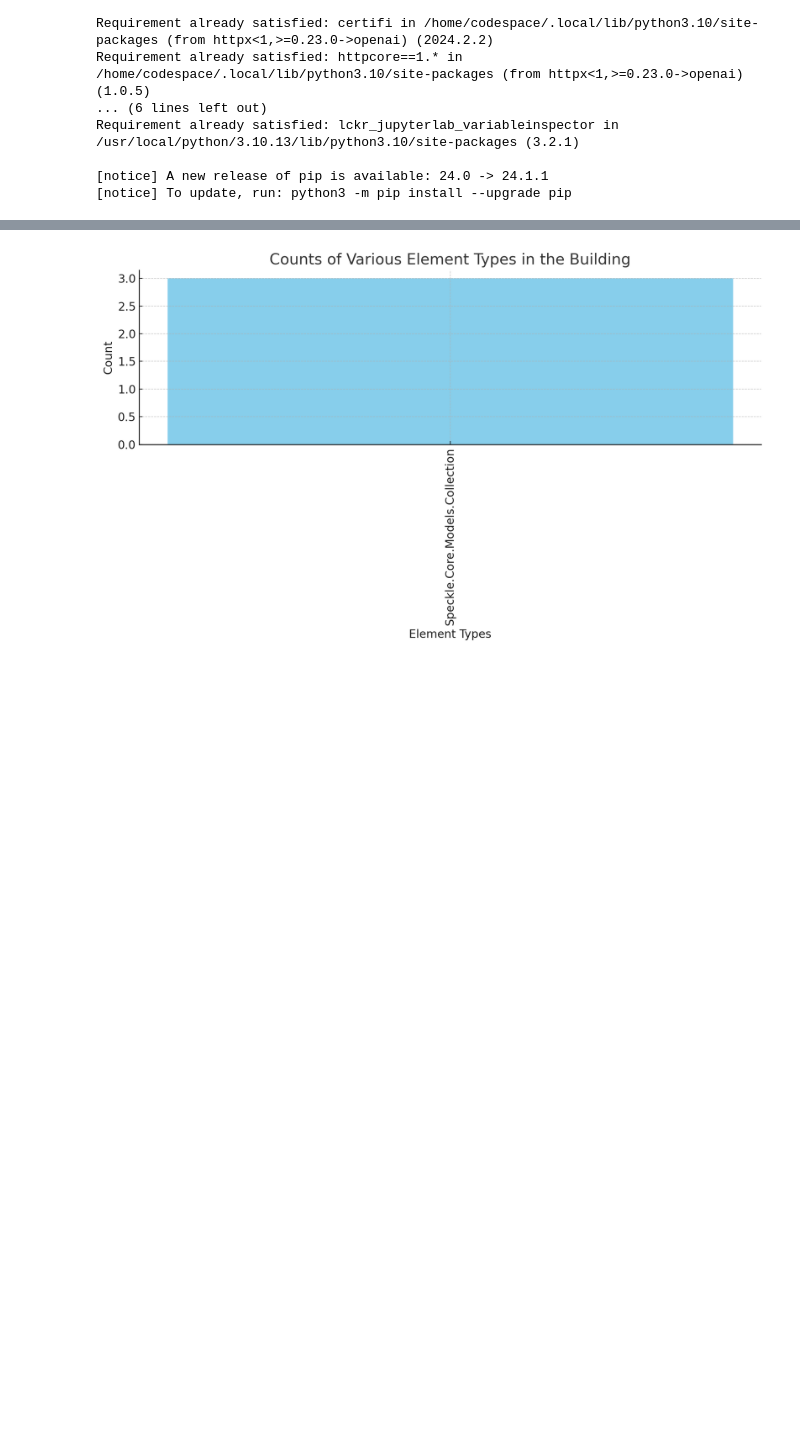
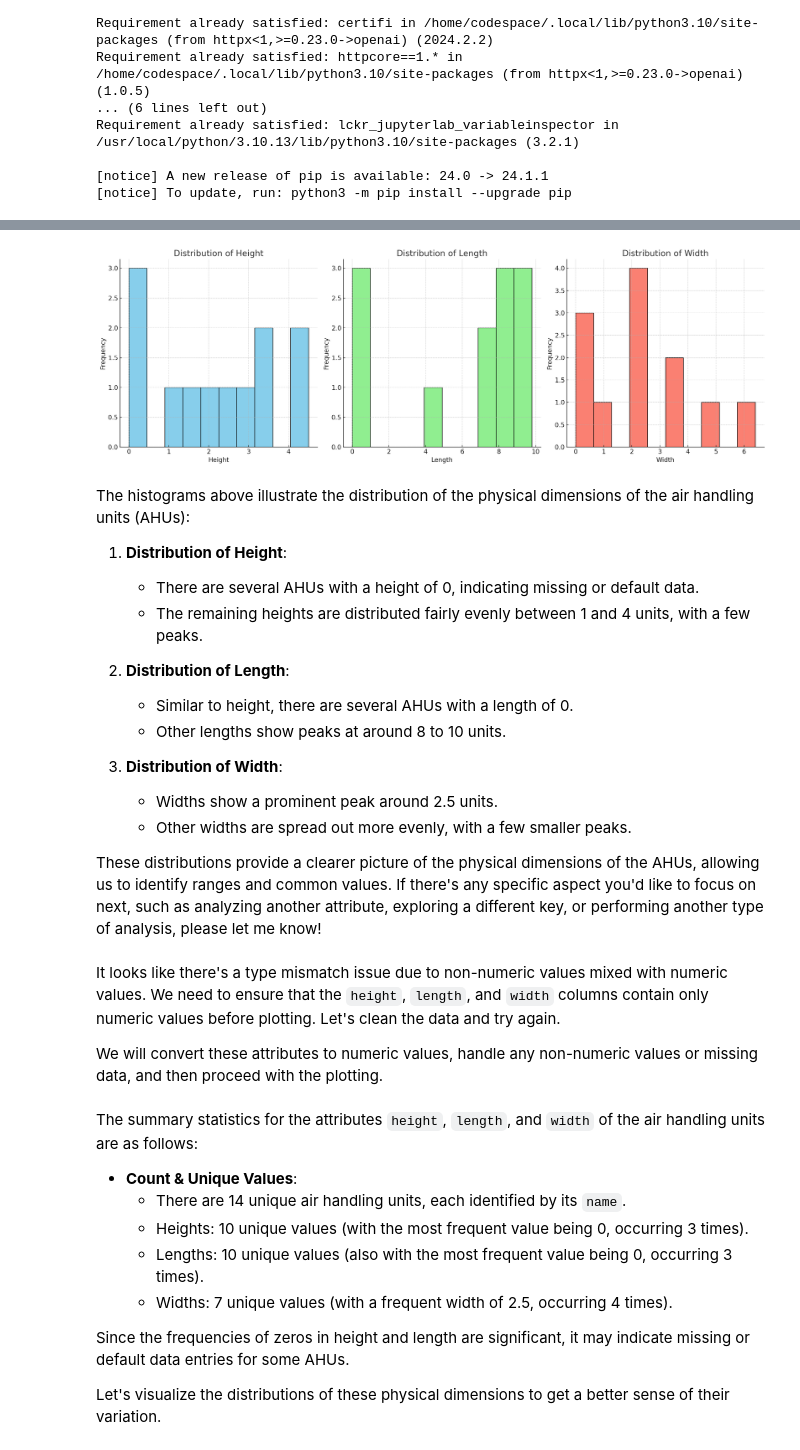
Before and after one commit to Knuttatutta/aec-data-explorer, a Jupyter notebook: talk_to_your_model.ipynb, the cells around one changed output, grey strips where cells are left out. Saved outputs shown, nothing was run; the diff lists cells and outputs as text; code cells hidden in the pictures; blank space fills up the shorter version.

Commit message:
Add some test files, data processing for Speckle, improve notebook

```diff
--- a/talk_to_your_model.ipynb
+++ b/talk_to_your_model.ipynb
@@ -54,7 +90,7 @@ thread = client.beta.threads.create(
   messages=[
     {
       "role": "user",
-      "content": "Here's a model with some data as a Speckle json.",
+      "content": file_description,
       "attachments": [
         {
           "file_id": file.id,
@@ -195,3 +326,51 @@ Here's a model with some data as a Speckle json.
 # %%
+messages = client.beta.threads.messages.list(thread_id=thread.id)
+file_ids = []
+new_messages = []
+image_id = 0
+temp_path = Path.cwd() / 'temp'
+temp_path.mkdir(exist_ok=True, parents=True)
+for msg in messages.data:
+  for cont in msg.content:
+        if isinstance(cont, ImageFileContentBlock):
+            image_id += 1
+            img_response = client.files.with_raw_response.retrieve_content(cont.image_file.file_id)
+            content = img_response.content
+            new_messages.append({"type": "img", "value": content})
+            with open(f'temp/image_{image_id}.png', 'wb') as f:
+                f.write(content)
+                display(Image(filename=f'temp/image_{image_id}.png'))
+        else:
+            new_messages.append({"type": "text", "value": cont.text.value})
+            display(Markdown(cont.text.value))
 # %% [output]
-[figure, old version]
+[figure, new version]
+The histograms above illustrate the distribution of the physical dimensions of the air handling units (AHUs):
+
+1. **Distribution of Height**:
+   - There are several AHUs with a height of 0, indicating missing or default data.
+   - The remaining heights are distributed fairly evenly between 1 and 4 units, with a few peaks.
+
+2. **Distribution of Length**:
+   - Similar to height, there are several AHUs with a length of 0.
+   - Other lengths show peaks at around 8 to 10 units.
+
+3. **Distribution of Width**:
+   - Widths show a prominent peak around 2.5 units.
+   - Other widths are spread out more evenly, with a few smaller peaks.
+
+These distributions provide a clearer picture of the physical dimensions of the AHUs, allowing us to identify ranges and common values. If there's any specific aspect you'd like to focus on next, such as analyzing another attribute, exploring a different key, or performing another type of analysis, please let me know!
+It looks like there's a type mismatch issue due to non-numeric values mixed with numeric values. We need to ensure that the `height`, `length`, and `width` columns contain only numeric values before plotting. Let's clean the data and try again.
+
+We will convert these attributes to numeric values, handle any non-numeric values or missing data, and then proceed with the plotting.
+The summary statistics for the attributes `height`, `length`, and `width` of the air handling units are as follows:
+
+- **Count & Unique Values**:
+  - There are 14 unique air handling units, each identified by its `name`.
+  - Heights: 10 unique values (with the most frequent value being 0, occurring 3 times).
+  - Lengths: 10 unique values (also with the most frequent value being 0, occurring 3 times).
+  - Widths: 7 unique values (with a frequent width of 2.5, occurring 4 times).
+
+Since the frequencies of zeros in height and length are significant, it may indicate missing or default data entries for some AHUs.
+
+Let's visualize the distributions of these physical dimensions to get a better sense of their variation.
```
Also changed, not shown: parts of 12 cells of this notebook, 4 other files.
